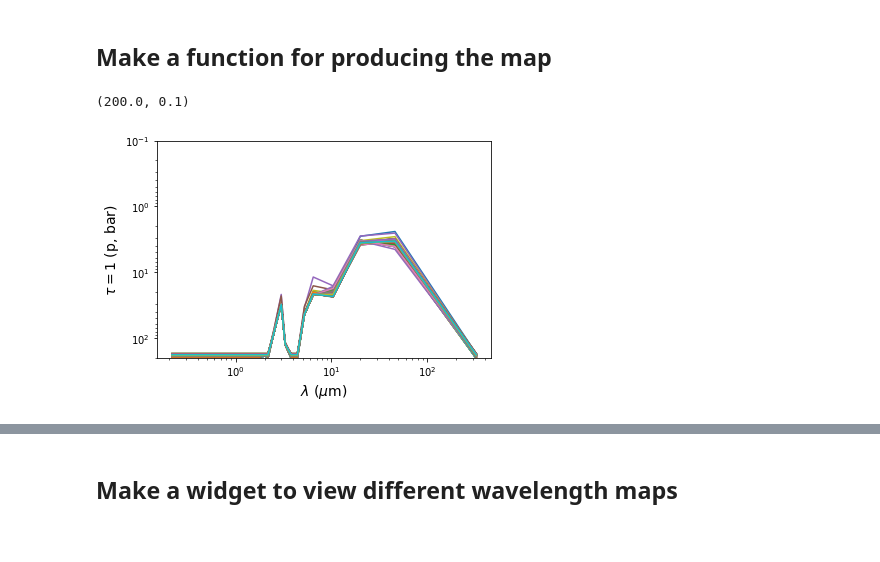
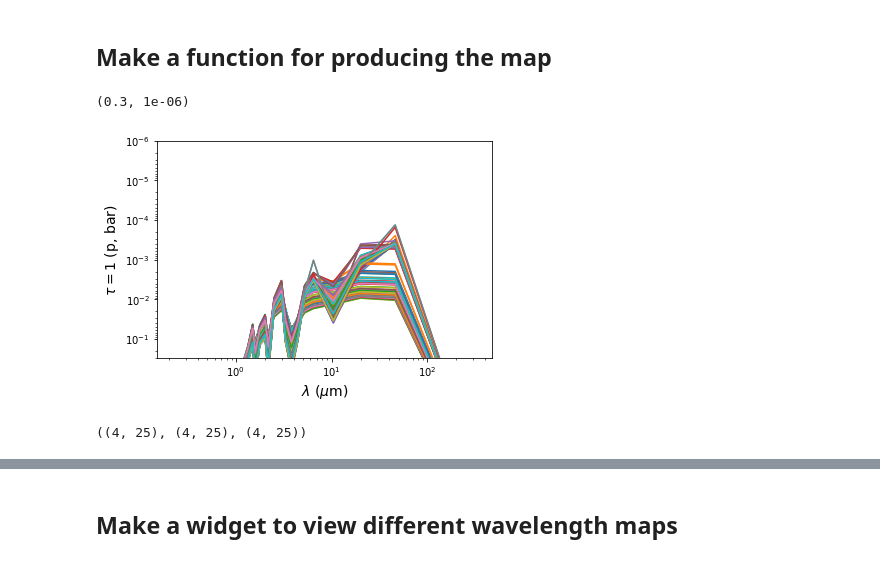
Before and after one commit to eblur/cloudacademyMap, a Jupyter notebook: notebooks/test_map_gas_opac.ipynb, the cells around one changed output, grey strips where cells are left out. Cells and saved outputs as stored; diff of their text form; code cells hidden in the pictures.

```diff
--- a/notebooks/test_map_gas_opac.ipynb
+++ b/notebooks/test_map_gas_opac.ipynb
@@ -3,6 +3,12 @@ import numpy as np
 import matplotlib.pyplot as plt
 
 %matplotlib inline
+
+from matplotlib import rcParams
+rcParams['font.family'] = 'sans-serif'
+rcParams['xtick.labelsize'] = 10
+rcParams['ytick.labelsize'] = 10
+rcParams['axes.labelsize'] = 14
 # %%
 from astropy.io import fits
 import astropy.units as u
@@ -175,24 +210,26 @@ nprof = len(lons) * len(lats) # number of (lon, lat) profiles
 
 NLO, NLA, NWA = len(lons), len(lats), len(wavel)
 Z = np.zeros((NLO, NLA, NWA))
-for i in range(NLO):
-    for j in range(NLA):
+for i in np.arange(NLO)[:-1]:
+    for j in np.arange(NLA):
         d = atmosphere_depth(lons[i], lats[j], tau=1.0) # bar
         Z[i,j,:] = d
+
+Z[-1,:,:] = np.copy(Z[0,:,:])
 # %%
 # Check how much the curves change across the regions
 for i in lons:
     for j in lats:
         ad = atmosphere_depth(i, j, keys=['H2O'])
         plt.plot(wavel, ad)
 
 plt.loglog()
 plt.xlabel(r'$\lambda$ ($\mu$m)', size=14)
 plt.ylabel(r'$\tau=1$ (p, bar)', size=14)
-plt.ylim(200., 0.1)
+plt.ylim(0.3, 1.e-6)
 # %% [output]
-(200.0, 0.1)
+(0.3, 1e-06)
-[figure, old version]
+[figure, new version]
 # %%
 # Mesh grid to use for the map
 X, Y = np.meshgrid(lons,lats)
@@ -203,4 +240,8 @@ log_pmin, log_pmax = 0.0, 2.0
 lev  = np.linspace(log_pmin, log_pmax, nlev)
+# %%
+Z[:,:,0].T.shape, X.shape, Y.shape
+# %% [output]
+((4, 25), (4, 25), (4, 25))
 # %%
 def map_gas_depth(i, levels=lev, cmap=plt.cm.RdYlBu_r):
     m        = Basemap(projection='kav7', lon_0=0, resolution=None)
```
Also changed, not shown: parts of 10 cells of this notebook, 1 other file.
